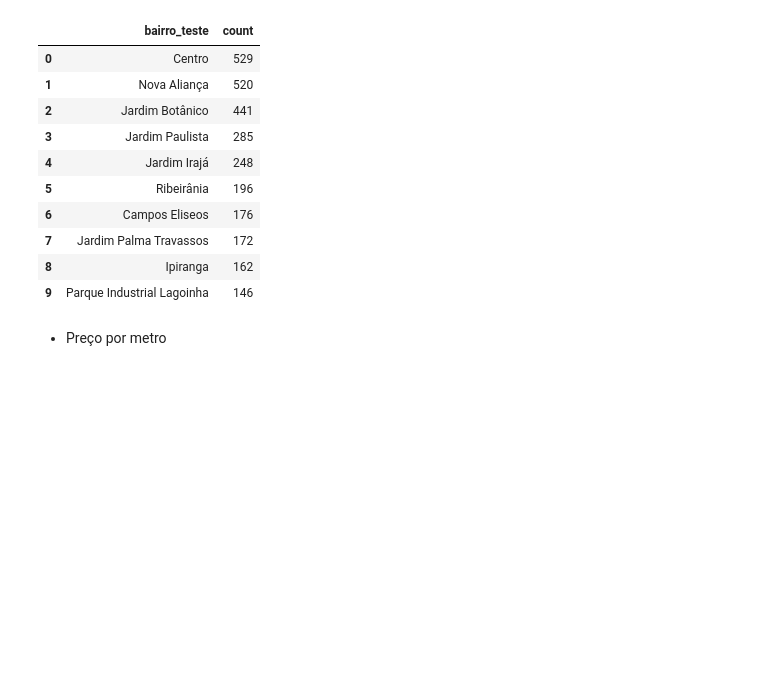
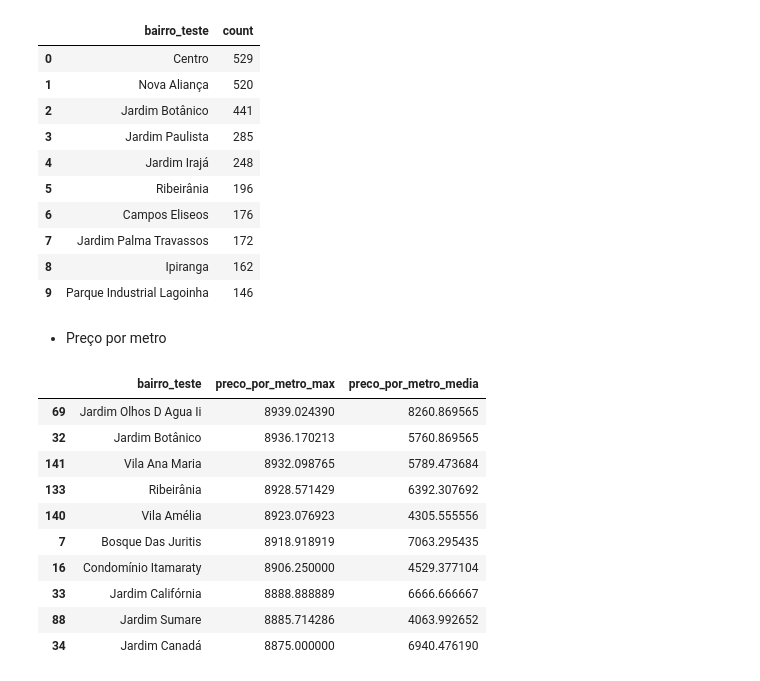
Before and after one commit to rodrigorocha1/extracao_viva_real_selenium, a Jupyter notebook: notebooks_exemplo/analise_exploratoria.ipynb, the cells around one changed output. Cells and saved outputs as stored; diff of their text form; code cells hidden in the pictures; blank space fills up the shorter version.

```diff
--- a/notebooks_exemplo/analise_exploratoria.ipynb
+++ b/notebooks_exemplo/analise_exploratoria.ipynb
@@ -331,3 +331,20 @@ df_outliers['bairro_teste'].value_counts().reset_index().nlargest(10, columns=['
 | 9 | Parque Industrial Lagoinha | 146 |
 # %% [markdown]
 - Preço por metro
+# %%
+df_outliers.groupby('bairro_teste').agg(
+    preco_por_metro_max=('preco_por_metro', 'max'),
+    preco_por_metro_media=('preco_por_metro', 'median')
+).reset_index().nlargest(10, columns=['preco_por_metro_max'])
+# %% [output]
+|  | bairro_teste | preco_por_metro_max | preco_por_metro_media |
+| 69 | Jardim Olhos D Agua Ii | 8939.024390 | 8260.869565 |
+| 32 | Jardim Botânico | 8936.170213 | 5760.869565 |
+| 141 | Vila Ana Maria | 8932.098765 | 5789.473684 |
+| 133 | Ribeirânia | 8928.571429 | 6392.307692 |
+| 140 | Vila Amélia | 8923.076923 | 4305.555556 |
+| 7 | Bosque Das Juritis | 8918.918919 | 7063.295435 |
+| 16 | Condomínio Itamaraty | 8906.250000 | 4529.377104 |
+| 33 | Jardim Califórnia | 8888.888889 | 6666.666667 |
+| 88 | Jardim Sumare | 8885.714286 | 4063.992652 |
+| 34 | Jardim Canadá | 8875.000000 | 6940.476190 |
```
Also changed, not shown: parts of 4 cells of this notebook.
